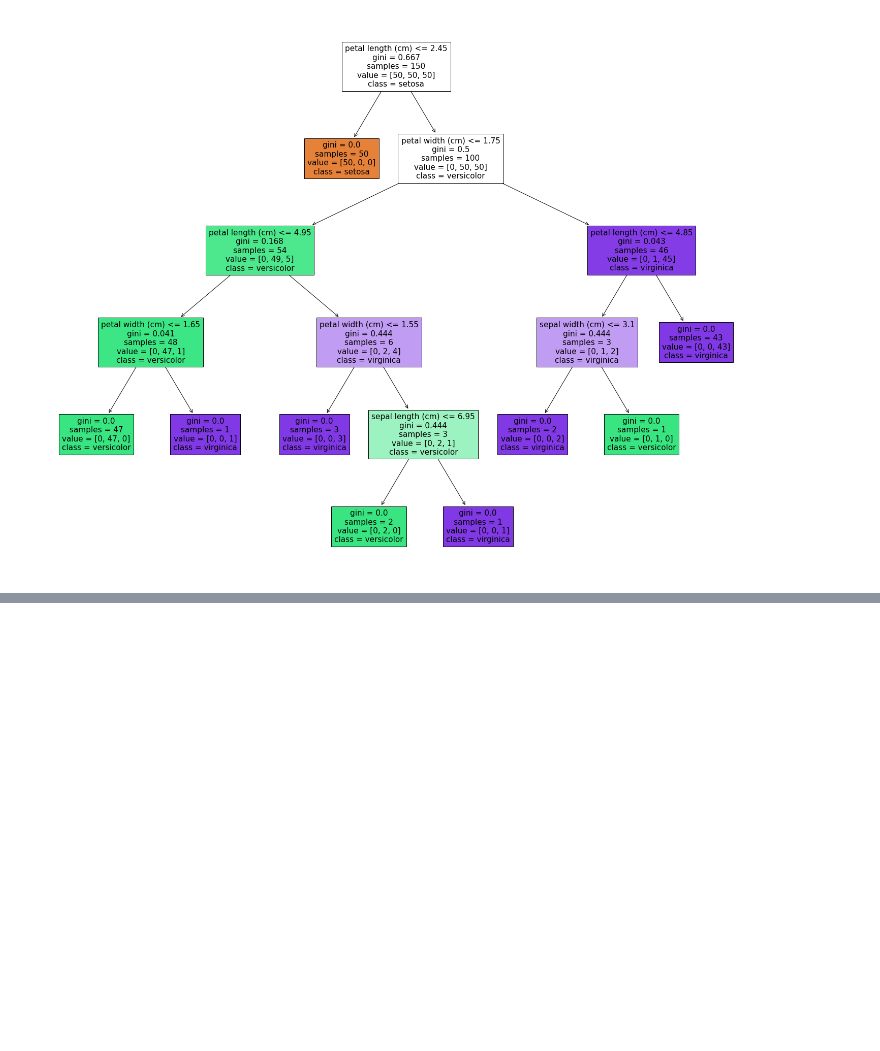
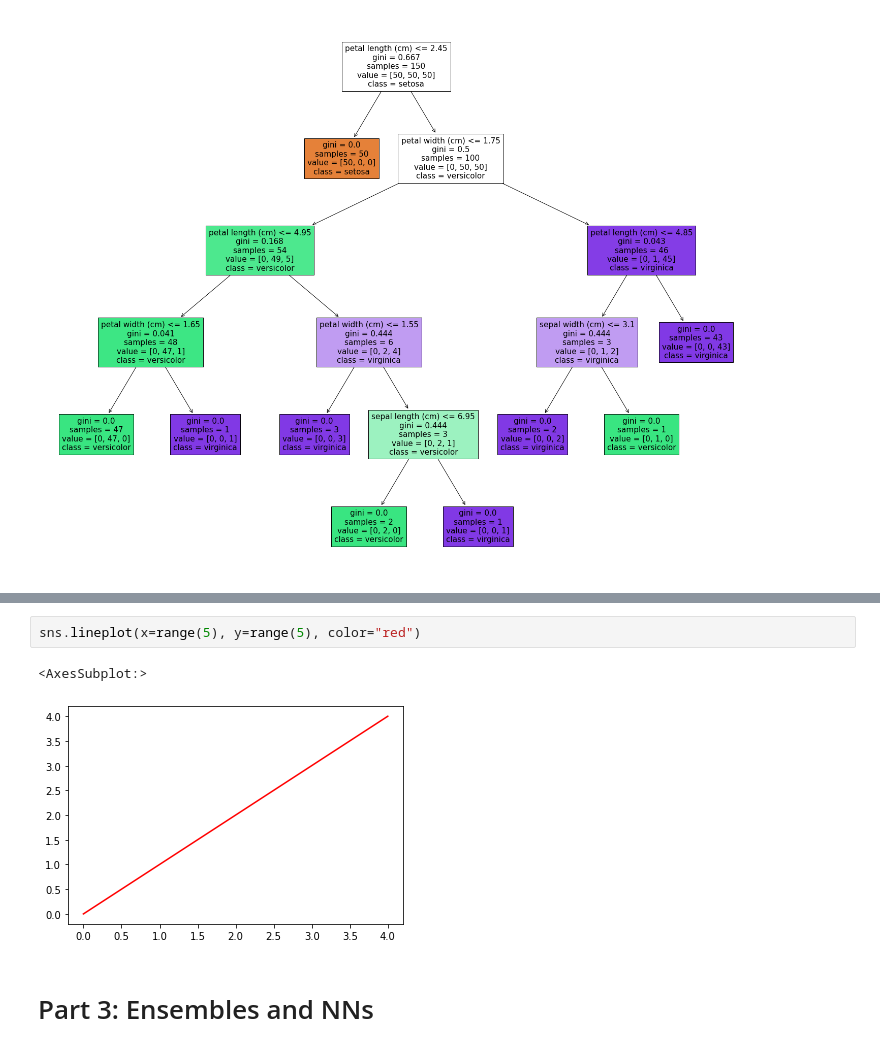
Before and after one commit to Pickett82/courseware-pracds, a Jupyter notebook: MB_NCR_PracDS_2022_03_07/Live/LIVE_ML_MoreAlgorithms.ipynb, the cells around one changed output, grey strips where cells are left out. Cells and saved outputs as stored; diff of their text form; blank space fills up the shorter version.

```diff
--- a/MB_NCR_PracDS_2022_03_07/Live/LIVE_ML_MoreAlgorithms.ipynb
+++ b/MB_NCR_PracDS_2022_03_07/Live/LIVE_ML_MoreAlgorithms.ipynb
@@ -172,0 +182,7 @@ _ = tree.plot_tree(clf,
+# %%
+sns.lineplot(x=range(5), y=range(5), color="red")
+# %% [output]
+<AxesSubplot:>
+[figure, added]
+# %% [markdown]
+# Part 3: Ensembles and NNs
```
Also changed, not shown: parts of 2 cells of this notebook.
